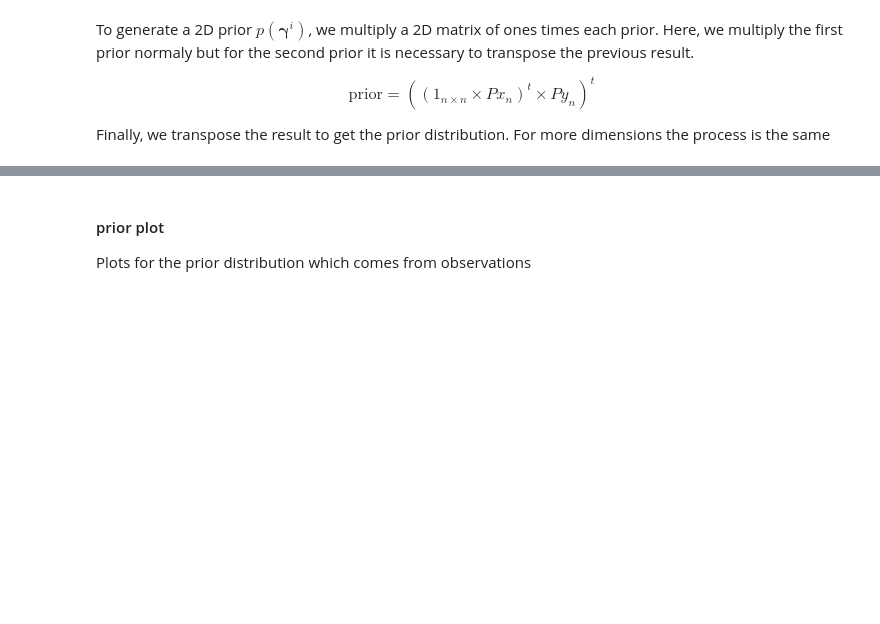
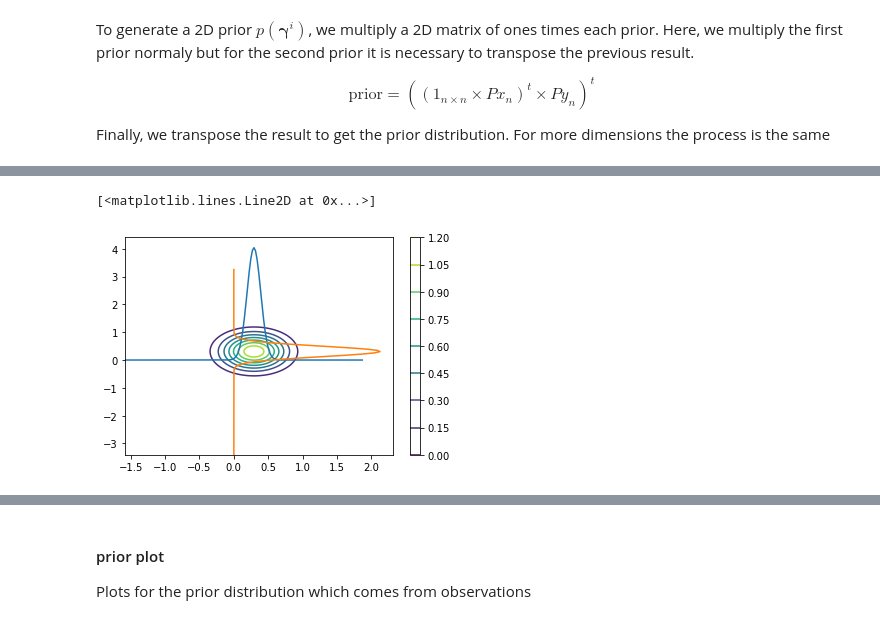
Before and after one commit to fjbautistas/kde_example, a Jupyter notebook: Marginal_Distributions.ipynb, the cells around one changed output, grey strips where cells are left out. Drawn from its saved outputs; the diff is of its cells as text; code cells hidden in the pictures; blank space fills up the shorter version.

```diff
--- a/Marginal_Distributions.ipynb
+++ b/Marginal_Distributions.ipynb
@@ -230,3 +190,25 @@ prior = ((M_ones*pdf1).T*pdf2).T
+# %%
+from scipy.stats import multivariate_normal
+mean = [prueba.mu[0][0], prueba.mu[1][0]]
+cov = [[prueba.sig[0][0],0],[0, prueba.sig[1][0]]]
+
+
+x, y = np.meshgrid(prueba.X[0], prueba.X[1])
+#x, y = np.mgrid[prueba.X[0].min():prueba.X[0].max(),prueba.X[1].min():prueba.X[1].max()]
+rv = multivariate_normal(mean, cov)
+
+n_pdf = rv.pdf(np.dstack((x, y)))
+
+fig2 = plt.figure()
+ax2 = fig2.add_subplot(111)
+ff = ax2.contour(x, y, rv.pdf(np.dstack((x, y))))
+cbar = fig2.colorbar(ff)
+
+plt.plot(prueba.X[0], prueba.pdfs[0])
+plt.plot(prueba.pdfs[1],prueba.X[1])
+# %% [output]
+[<matplotlib.lines.Line2D at 0x...>]
+[figure, added]
 # %%
 fig, ax = plt.subplots(1, 3, figsize=(15,4))
 fig.subplots_adjust(wspace=.3)
```
Also changed, not shown: parts of 26 cells of this notebook.
